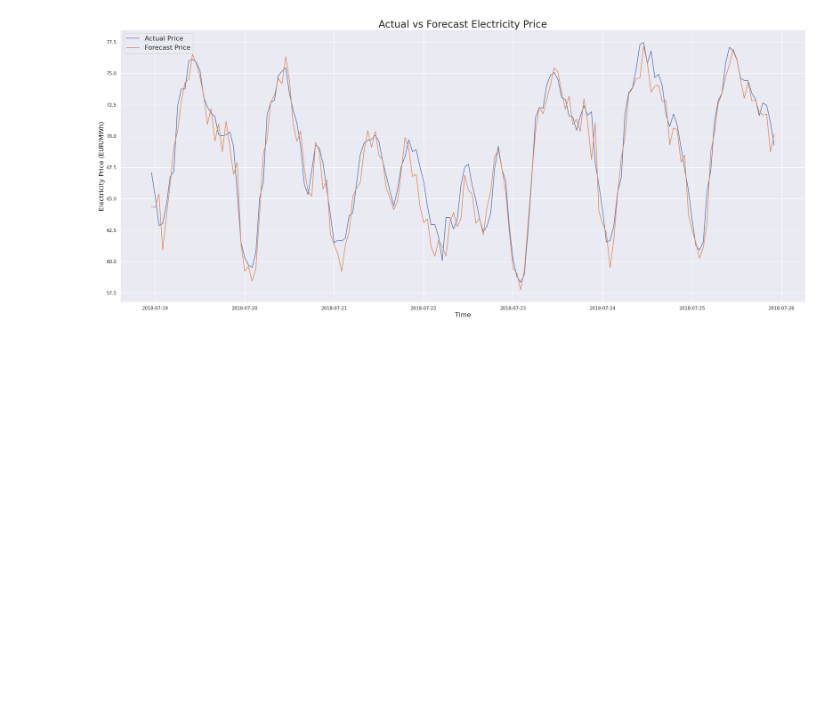
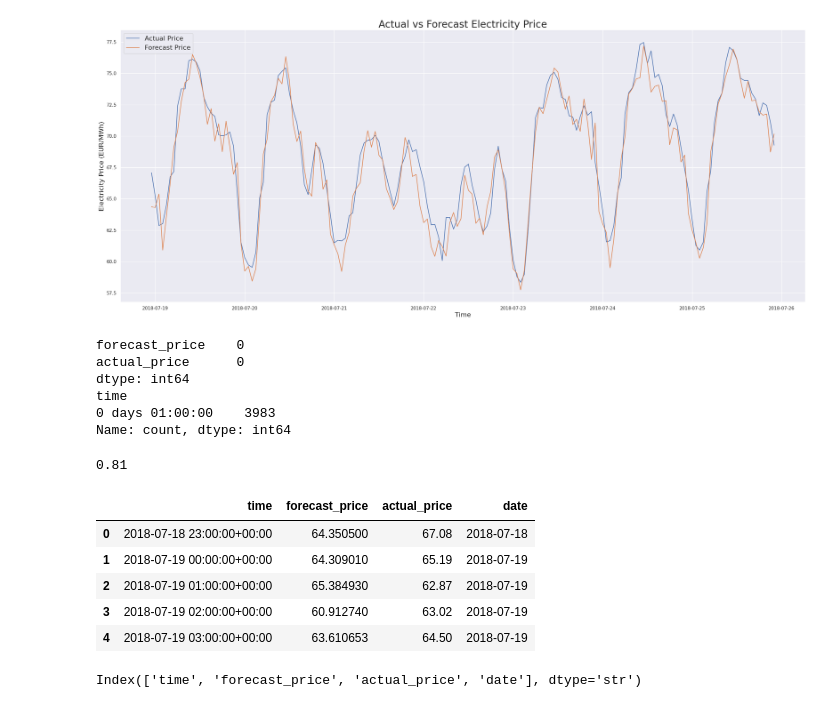
Before and after one commit to tdavies66/Electricity-Price-Forecasting-DNNs-EDA-Kaggle-, a Jupyter notebook: Notebooks/notebook3.ipynb, the cells around one changed output. Cells and saved outputs as stored; diff of their text form; code cells hidden in the pictures; blank space fills up the shorter version.

Commit message:
Part way battery logic

```diff
--- a/Notebooks/notebook3.ipynb
+++ b/Notebooks/notebook3.ipynb
@@ -83,3 +93,13 @@ ax.legend(fontsize=16)
 plt.show()
 # %% [output]
 [figure]
+# %%
+print(df_results.isna().sum())
+print(df_results.index.to_series().diff().value_counts().head())
+# %% [output]
+forecast_price    0
+actual_price      0
+dtype: int64
+time
+0 days 01:00:00    3983
+Name: count, dtype: int64
@@ -85,0 +134,33 @@ plt.show()
+# %%
+battery = BatteryConfig()
+
+round_trip_efficiency = (
+    battery.charge_efficiency
+    * battery.discharge_efficiency
+)
+
+print(round_trip_efficiency)
+# %% [output]
+0.81
+# %%
+# Final data checks
+df_results = df_results.reset_index()
+
+df_results["time"] = pd.to_datetime(df_results["time"])
+
+df_results = df_results.sort_values("time").reset_index(drop=True)
+
+df_results["date"] = df_results["time"].dt.date
+# %%
+df_results.head()
+# %% [output]
+|  | time | forecast_price | actual_price | date |
+| 0 | 2018-07-18 23:00:00+00:00 | 64.350500 | 67.08 | 2018-07-18 |
+| 1 | 2018-07-19 00:00:00+00:00 | 64.309010 | 65.19 | 2018-07-19 |
+| 2 | 2018-07-19 01:00:00+00:00 | 65.384930 | 62.87 | 2018-07-19 |
+| 3 | 2018-07-19 02:00:00+00:00 | 60.912740 | 63.02 | 2018-07-19 |
+| 4 | 2018-07-19 03:00:00+00:00 | 63.610653 | 64.50 | 2018-07-19 |
+# %%
+df_results.columns
+# %% [output]
+Index(['time', 'forecast_price', 'actual_price', 'date'], dtype='str')
```
Also changed, not shown: parts of 8 cells of this notebook, 1 other file.
